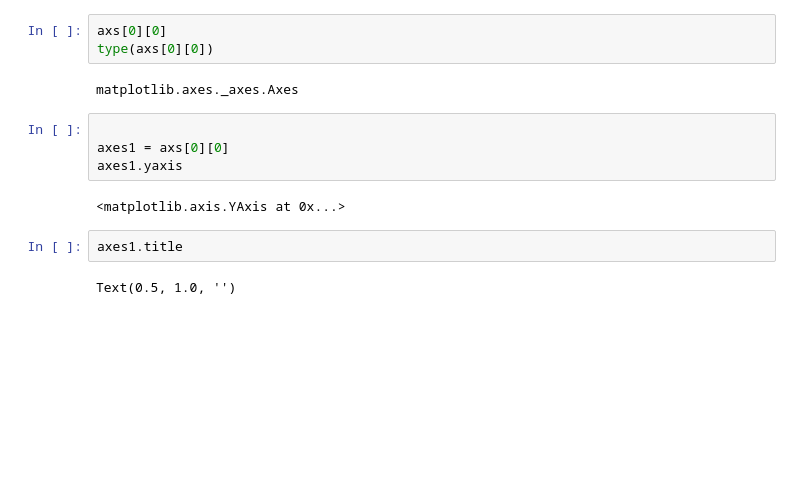
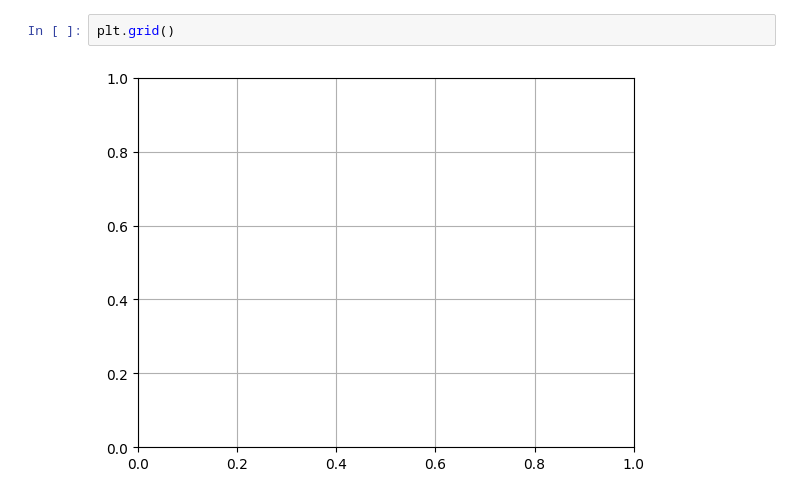
Before and after one commit to XavZol/Matplotlib, a Jupyter notebook: Matplotlib_New.ipynb, the cells around one changed output. Cells and saved outputs as stored; diff of their text form; blank space fills up the shorter version.

```diff
--- a/Matplotlib_New.ipynb
+++ b/Matplotlib_New.ipynb
@@ -37,15 +9,4 @@ type(fig), type(axs), axs[0]
-# %%
-axs[0][0]
-type(axs[0][0])
-# %% [output]
-matplotlib.axes._axes.Axes
-# %%
-
-axes1 = axs[0][0]
-axes1.yaxis
-# %% [output]
-<matplotlib.axis.YAxis at 0x...>
-# %%
-axes1.title
-# %% [output]
-Text(0.5, 1.0, '')
+# %%
+plt.grid()
+# %% [output]
+[figure, added]
```
Also changed, not shown: parts of 13 cells of this notebook, 2 other files.
